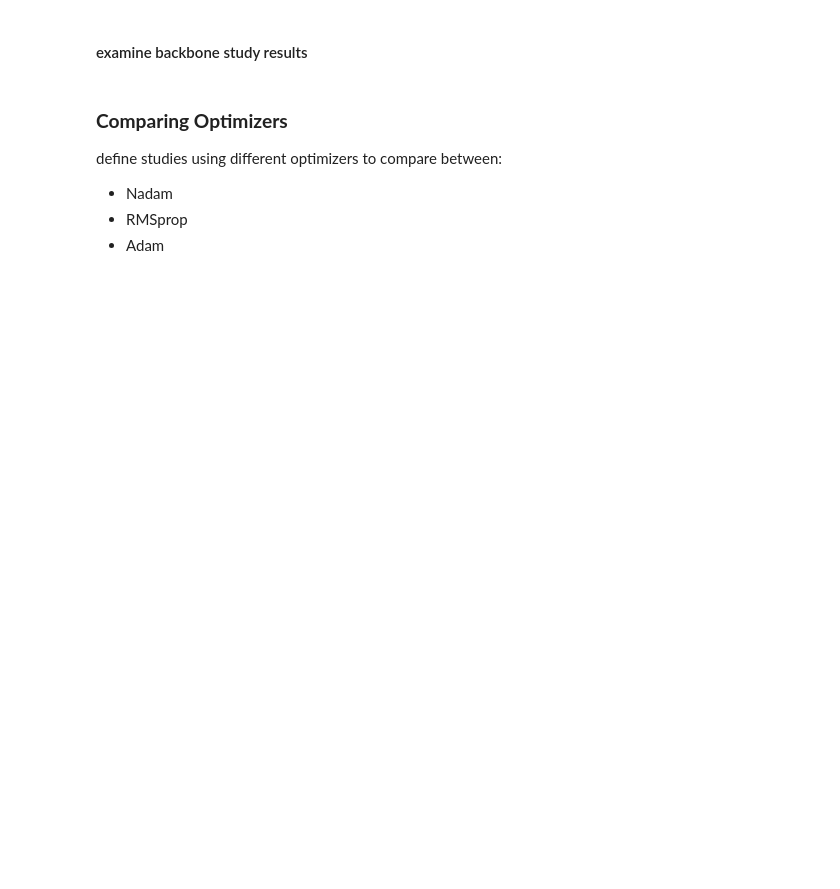
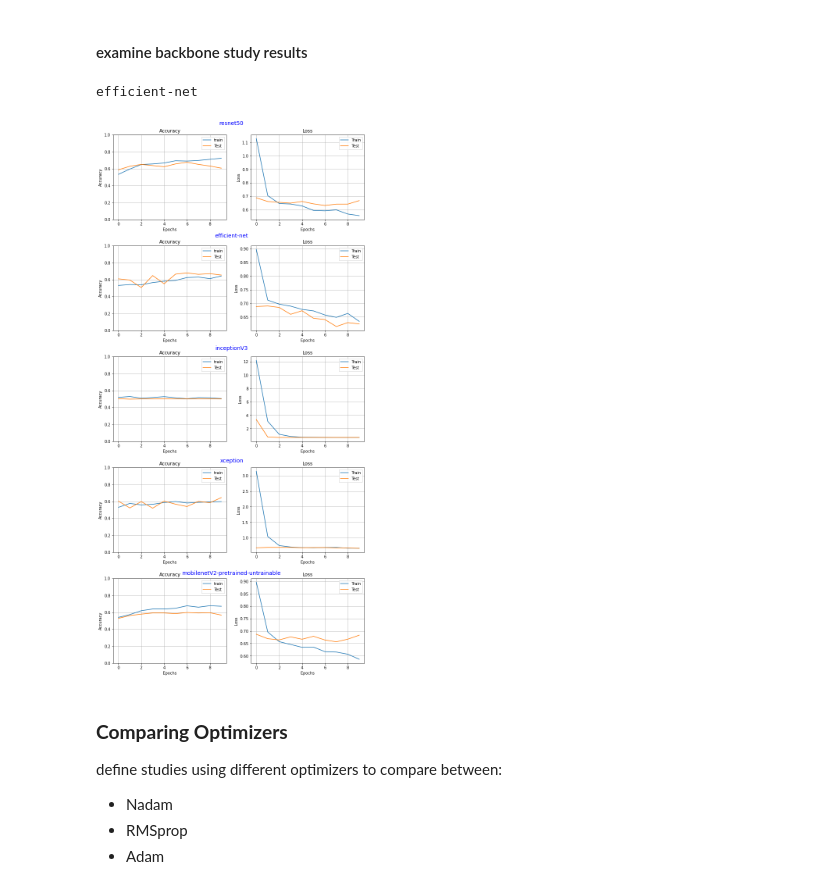
Before and after one commit to KobiAms/FingerprintsDeepLearning, a Jupyter notebook: genderAblation.ipynb, the cells around one changed output. Cells and saved outputs as stored; diff of their text form; code cells hidden in the pictures; blank space fills up the shorter version.

```diff
--- a/genderAblation.ipynb
+++ b/genderAblation.ipynb
@@ -155,7 +242,7 @@ bestBackboneStudy = {
         },
         "hyperparameters": hypers
     },
-    "efficient-net" : {
+    "efficientnet" : {
         "architecture": {
             "backbone": backbones.EfficientNetB2(imgDim, weights=weightsENB2, trainable=trainable),
             "classfier": classifiers.DefaultClassifier(nbClasses, activation),
@@ -190,9 +366,13 @@ bestBackboneHistories = utils.researchStudies(trainDs, valDs, bestBackboneStudy,
 #### examine backbone study results
 # %%
 bestBackboneHistories[trainingModeBestModel] = trainingModeHistories[trainingModeBestModel]
+bestBackboneStudy[trainingModeBestModel] = trainingModeStudy[trainingModeBestModel]
 utils.displayStudiesProgress(bestBackboneHistories)
 bestBackbone = utils.getBestStudyFromHistories(bestBackboneHistories)
 print(bestBackbone)
+# %% [output]
+efficient-net
+[figure, added]
 # %% [markdown]
 ### **Comparing Optimizers**
 
```
Also changed, not shown: parts of 17 cells of this notebook, 3 other files.
